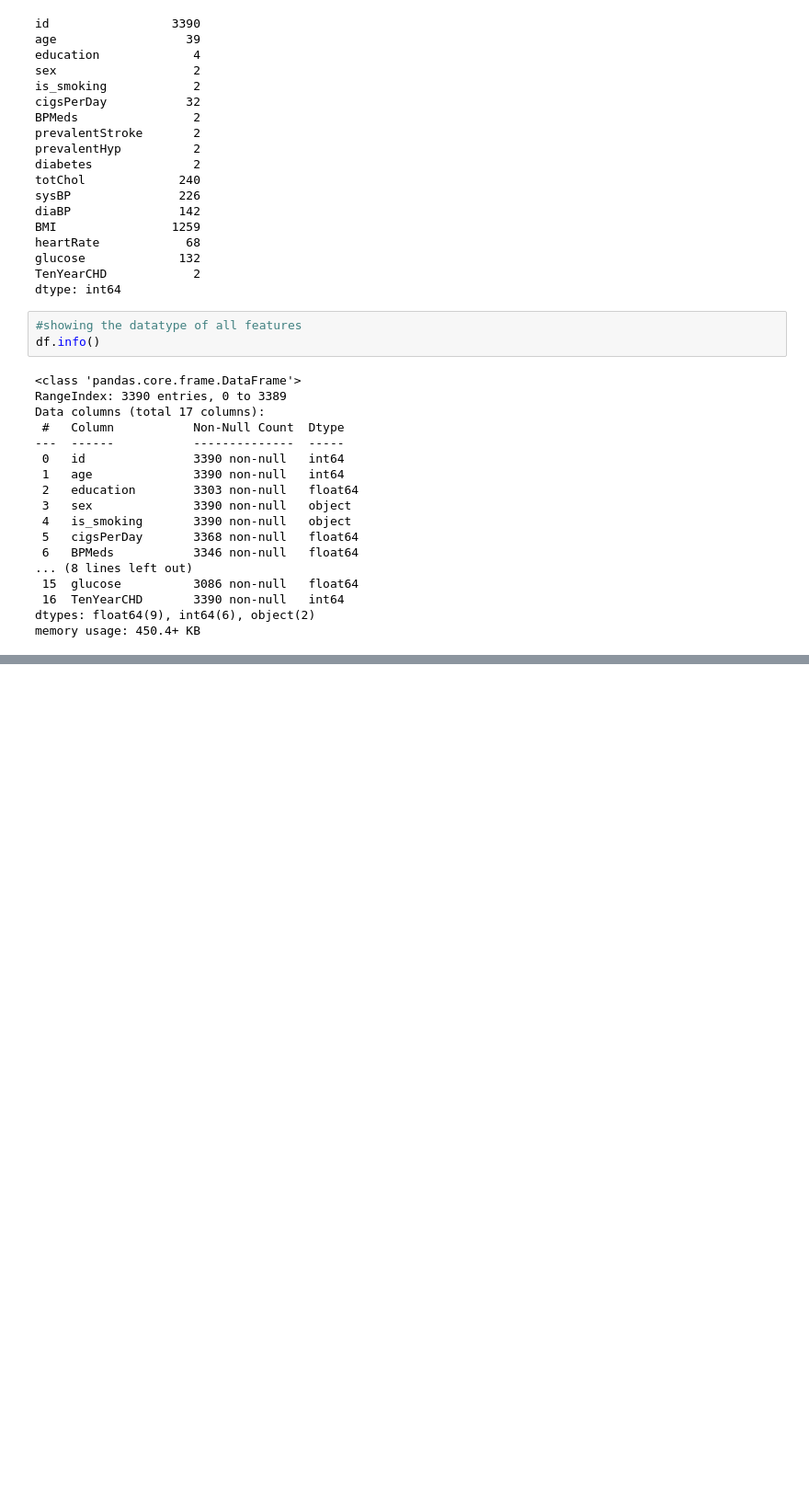
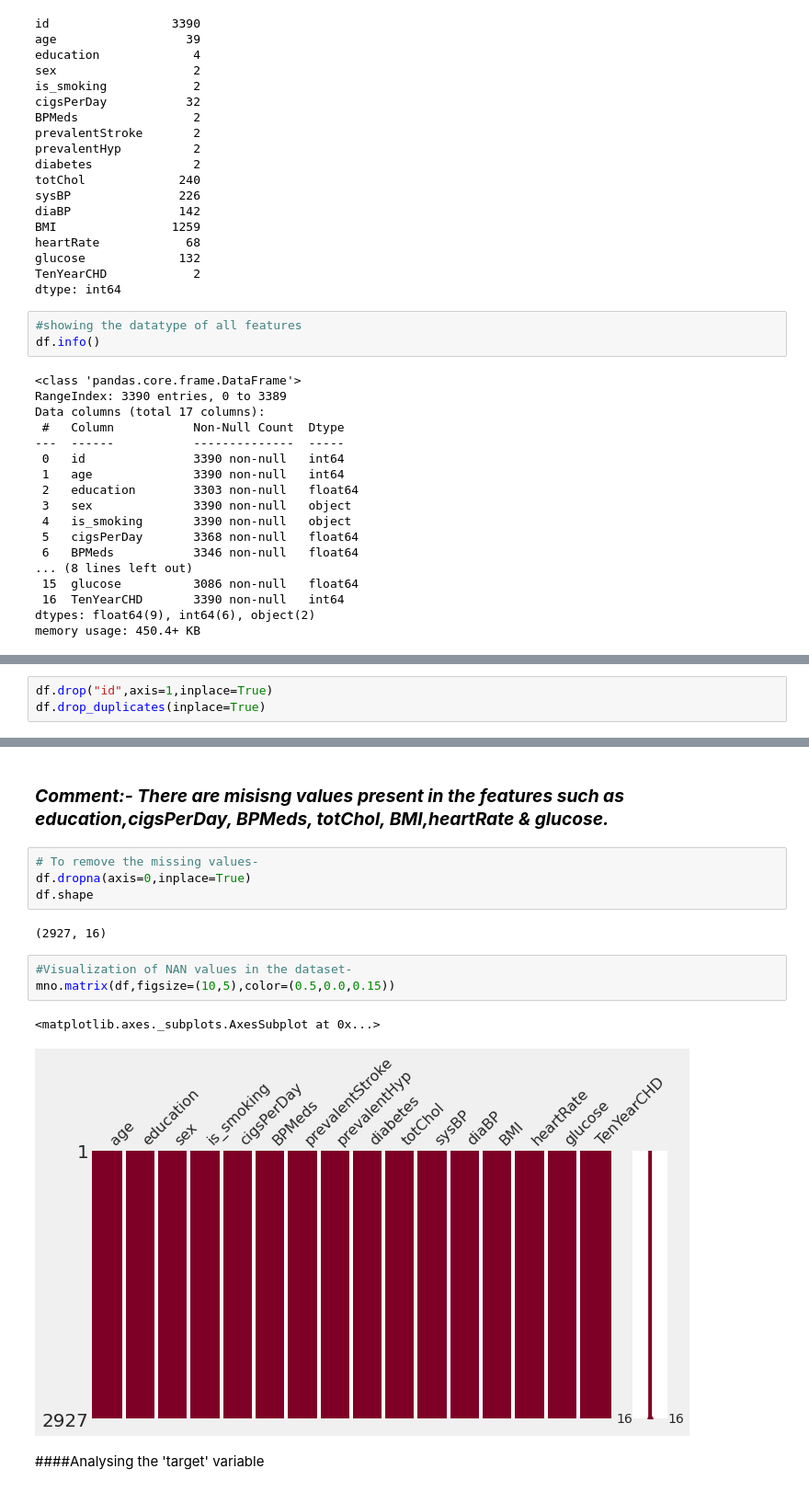
Before and after one commit to VermaSanjayrk/Cardiovascular-Risk-Prediction, a Jupyter notebook: Cardiovascular_Risk_Prediction.ipynb, the cells around one changed output, grey strips where cells are left out. Shown at 92% size. Drawn from its saved outputs; the diff is of its cells as text; blank space fills up the shorter version.

```diff
--- a/Cardiovascular_Risk_Prediction.ipynb
+++ b/Cardiovascular_Risk_Prediction.ipynb
@@ -181,0 +184,3 @@ df.describe()
+# %%
+df.drop("id",axis=1,inplace=True)
+df.drop_duplicates(inplace=True)
@@ -181,0 +208,16 @@ df.describe()
+# %% [markdown]
+### ***Comment:- There are misisng values present in the features such as education,cigsPerDay, BPMeds, totChol, BMI,heartRate & glucose.***
+# %%
+# To remove the missing values-
+df.dropna(axis=0,inplace=True)
+df.shape
+# %% [output]
+(2927, 16)
+# %%
+#Visualization of NAN values in the dataset-
+mno.matrix(df,figsize=(10,5),color=(0.5,0.0,0.15))
+# %% [output]
+<matplotlib.axes._subplots.AxesSubplot at 0x...>
+[figure, added]
+# %% [markdown]
+####Analysing the 'target' variable
```
Also changed, not shown: parts of 6 cells of this notebook.
